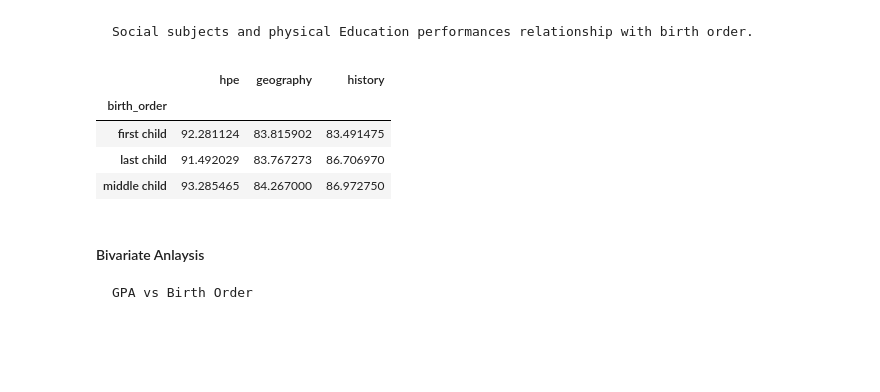
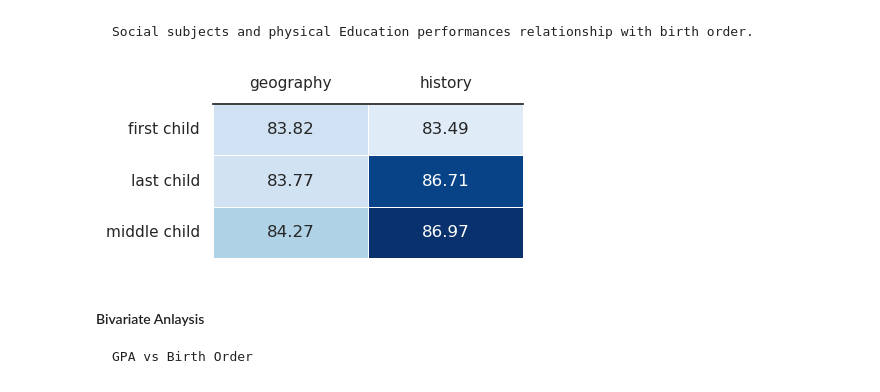
Before and after one commit to Ammon21/School-Data-Science-Project, a Jupyter notebook: notebooks/data_analysis.ipynb, the cells around one changed output. Drawn from its saved outputs; the diff is of its cells as text; code cells hidden in the pictures; blank space fills up the shorter version.

```diff
--- a/notebooks/data_analysis.ipynb
+++ b/notebooks/data_analysis.ipynb
@@ -155,13 +172,10 @@ df.groupby('birth_order')[['english', 'amharic']].mean()
 # %% [markdown]
     Social subjects and physical Education performances relationship with birth order.
 # %%
-df.groupby('birth_order')[['hpe', 'geography', 'history']].mean()
+ghh = df.groupby('birth_order')[['geography', 'history']].mean()
+legit_heat(ghh, 83, 87, 4, 'Blues')
 # %% [output]
-|  | hpe | geography | history |
-| birth_order |  |  |  |
-| first child | 92.281124 | 83.815902 | 83.491475 |
-| last child | 91.492029 | 83.767273 | 86.706970 |
-| middle child | 93.285465 | 84.267000 | 86.972750 |
+[figure, added]
 # %% [markdown]
 #### Bivariate Anlaysis
 
```
Also changed, not shown: parts of 16 cells of this notebook.
